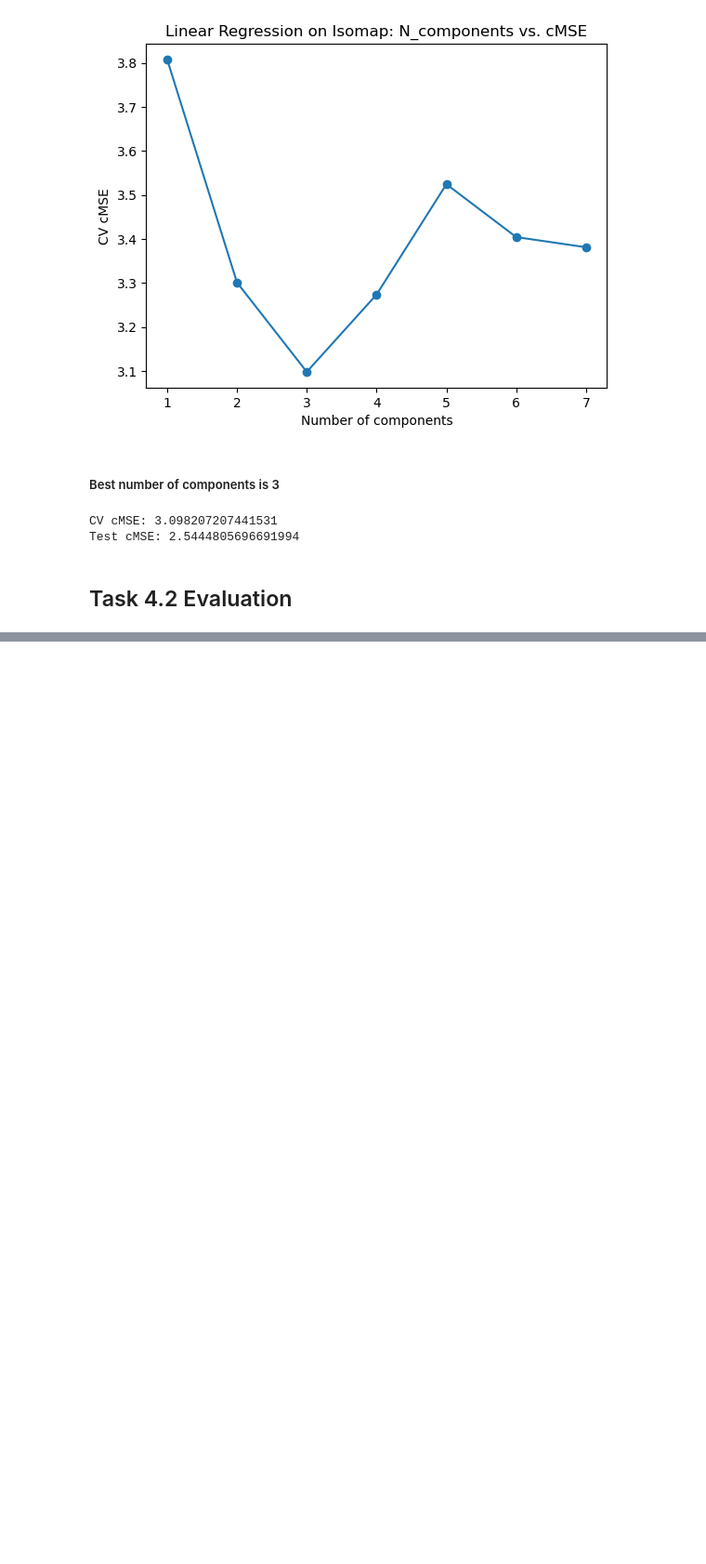
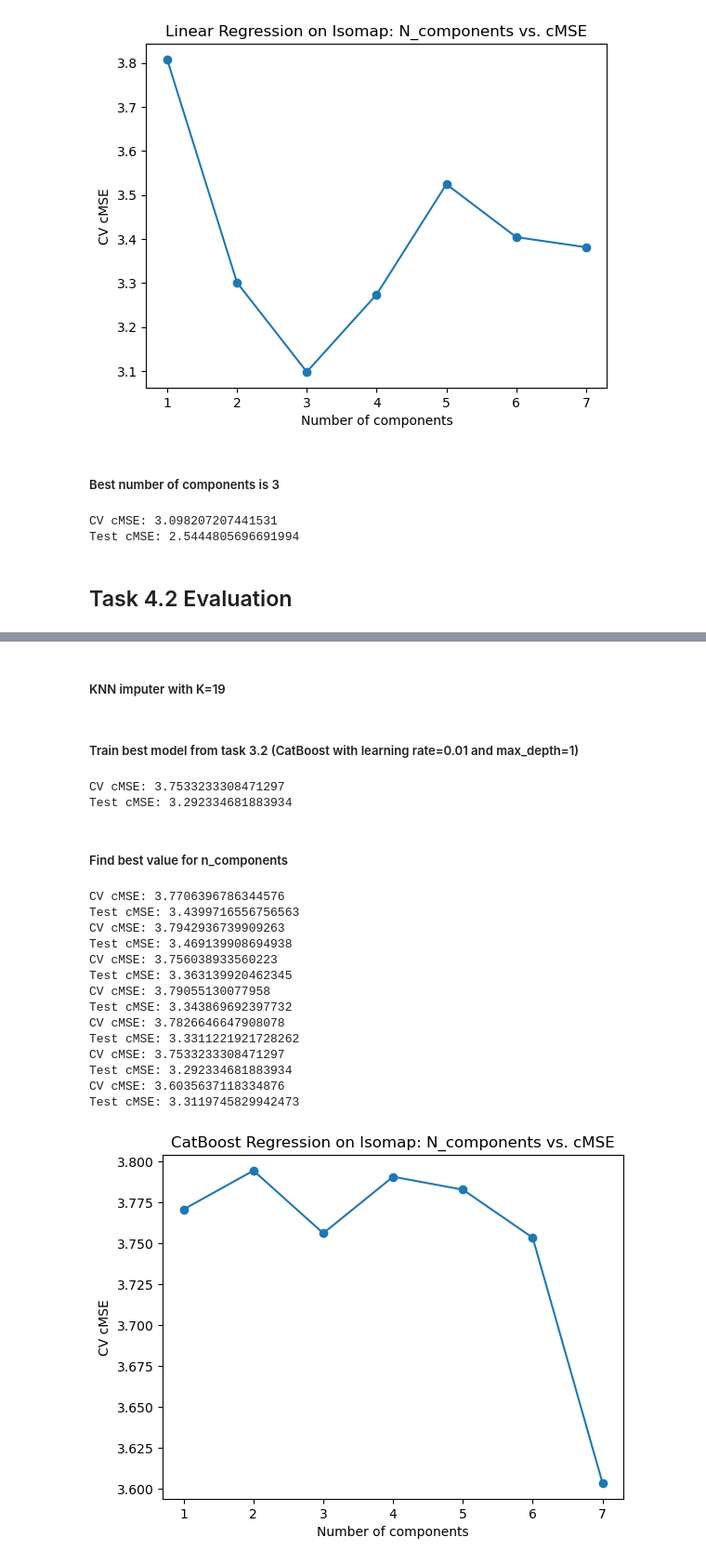
Before and after one commit to RenatoViola/AA_Assignment_2, a Jupyter notebook: Code/task_4.ipynb, the cells around one changed output, grey strips where cells are left out. Shown at 93% size. Cells and saved outputs as stored; diff of their text form; code cells hidden in the pictures; blank space fills up the shorter version.

Commit message:
Code for task 4.2
Co-authored-by: EdgarCucubica <EdgarCucubica@users.noreply.github.com>
Co-authored-by: Joana Wang <Joana-Wang@users.noreply.github.com>

```diff
--- a/Code/task_4.ipynb
+++ b/Code/task_4.ipynb
@@ -308,0 +311,70 @@ Test cMSE: 2.5444805696691994
+# %% [markdown]
+##### KNN imputer with K=19
+# %%
+knn_imputer = KNNImputer(n_neighbors=19)
+X_imp = pd.DataFrame(knn_imputer.fit_transform(X), columns=X.columns)
+X_labeled_imp = X_imp.iloc[:len(labeled_df)]
+# %% [markdown]
+##### Train best model from task 3.2 (CatBoost with learning rate=0.01 and max_depth=1)
+# %%
+scaler = StandardScaler()
+X_imp_scaled = scaler.fit_transform(X_imp)
+
+iso = Isomap(n_components=6)
+iso.fit(X_imp_scaled)
+
+model = CatBoostRegressor(random_state=30, max_depth=1, learning_rate=0.01, silent=True)
+
+ft_cat_model = make_pipeline(
+    knn_imputer,
+    FrozenTransformer(iso),
+    model)
+
+ft_cat_imp_model, ft_cat_imp_csme = evaluate_model(np.array(
+    X_labeled_imp), np.array(y_labeled), np.array(c_labeled), model=ft_cat_model)
+# %% [output]
+CV cMSE: 3.7533233308471297
+Test cMSE: 3.292334681883934
+# %% [markdown]
+##### Find best value for n_components
+# %%
+n_values = range(1, 8)
+ft_cat_scores = []
+
+for n in n_values:
+    iso = Isomap(n_components=n)
+    iso.fit(X_imp_scaled)
+
+    model = CatBoostRegressor(random_state=30, max_depth=1, learning_rate=0.01, silent=True)
+
+    ft_cat_model = make_pipeline(
+        knn_imputer,
+        FrozenTransformer(iso),
+        model)
+
+    _, score = evaluate_model(np.array(
+        X_labeled_imp), np.array(y_labeled), np.array(c_labeled), model=ft_cat_model, show_cmse=True)
+
+    ft_cat_scores.append(score)
+
+plt.plot(n_values, ft_cat_scores, marker='o')
+plt.xlabel("Number of components")
+plt.ylabel("CV cMSE")
+plt.title("CatBoost Regression on Isomap: N_components vs. cMSE")
+plt.show()
+# %% [output]
+CV cMSE: 3.7706396786344576
+Test cMSE: 3.4399716556756563
+CV cMSE: 3.7942936739909263
+Test cMSE: 3.469139908694938
+CV cMSE: 3.756038933560223
+Test cMSE: 3.363139920462345
+CV cMSE: 3.79055130077958
+Test cMSE: 3.343869692397732
+CV cMSE: 3.7826646647908078
+Test cMSE: 3.3311221921728262
+CV cMSE: 3.7533233308471297
+Test cMSE: 3.292334681883934
+CV cMSE: 3.6035637118334876
+Test cMSE: 3.3119745829942473
+[figure, added]
```
Also changed, not shown: parts of 3 cells of this notebook, 1 other file.
